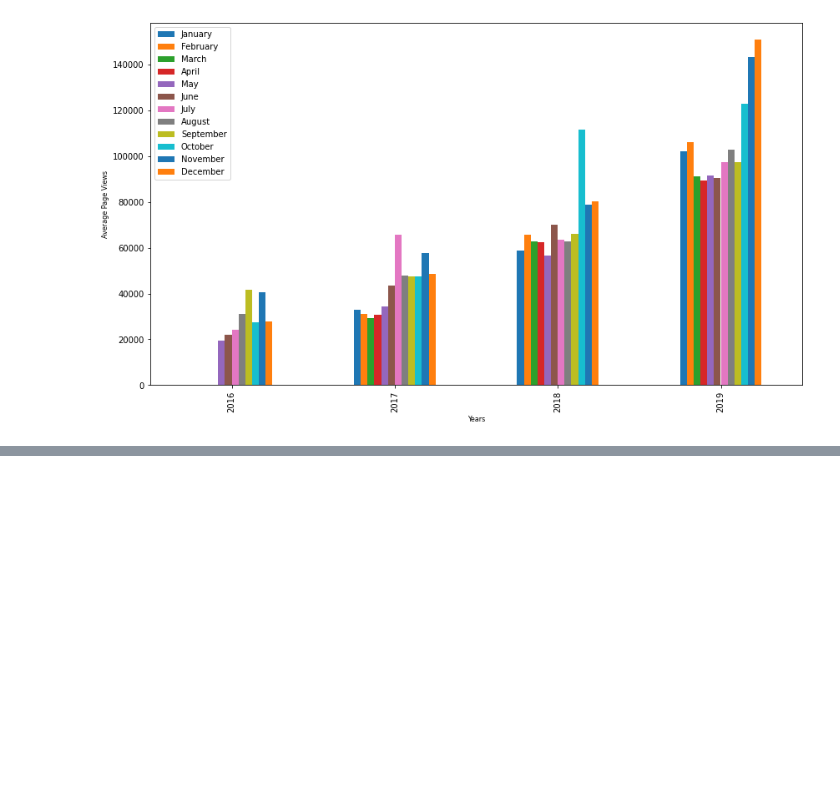
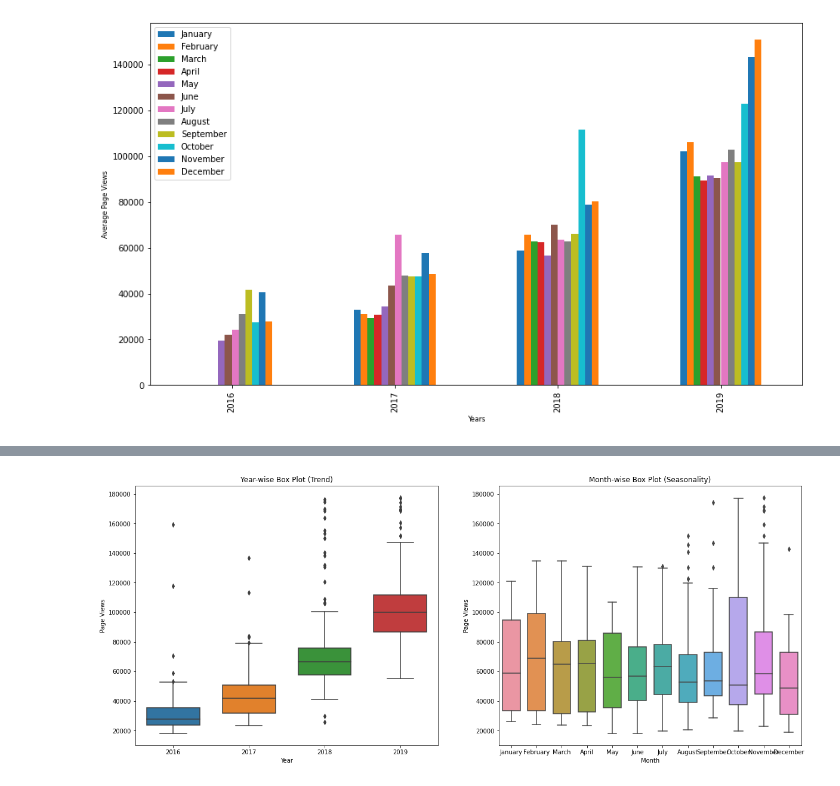
Before and after one commit to shredder47/freecodecamp-data-analysis-using-python-assignment, a Jupyter notebook: Freecodecamp_assignment_4.ipynb, the cells around one changed output, grey strips where cells are left out. Saved outputs shown, nothing was run; the diff lists cells and outputs as text; code cells hidden in the pictures; blank space fills up the shorter version.

```diff
--- a/Freecodecamp_assignment_4.ipynb
+++ b/Freecodecamp_assignment_4.ipynb
@@ -135,4 +135,4 @@ plt.legend(fontsize = 10, labels = ['January', 'February', 'March', 'April', 'Ma
 # The title of the first chart should be "Year-wise Box Plot (Trend)" and the title of the second chart should be "Month-wise Box Plot (Seasonality)".
 # Make sure the month labels on bottom start at "Jan" and the x and x axis are labeled correctly.
 
-df.describe()
+box_plot_data = requiredData.copy()
@@ -148,0 +139,4 @@ df.describe()
+# %%
+#adding year column to the existing DF
+box_plot_data['year'] = box_plot_data.index.year
+box_plot_data.head(3)
@@ -148,0 +149,25 @@ df.describe()
+# %%
+#adding month(literal) , month_number column to the existing DF
+box_plot_data['month_num'] = box_plot_data.index.month
+box_plot_data['month'] = box_plot_data.index.month_name()
+
+#sorting by month_num so that its from jan to dec
+box_plot_data.sort_values(['month_num'],inplace=True)
+# %%
+#Sub plotting as per the requirement
+fig, ax = plt.subplots(1,2)
+
+ax[0] = sns.boxplot(x = box_plot_data['year'],y=box_plot_data['value'],width=.7, ax = ax[0])
+ax[1] = sns.boxplot(x = box_plot_data['month'],y=box_plot_data['value'],width=.7, ax = ax[1])
+
+ax[0].set_title("Year-wise Box Plot (Trend)")
+ax[0].set_xlabel('Year')
+ax[0].set_ylabel('Page Views')
+
+ax[1].set_title("Month-wise Box Plot (Seasonality)")
+ax[1].set_xlabel('Month')
+ax[1].set_ylabel('Page Views')
+
+fig.set_size_inches(20,8)
+# %% [output]
+[figure, added]
```
Also changed, not shown: parts of 3 cells of this notebook.
